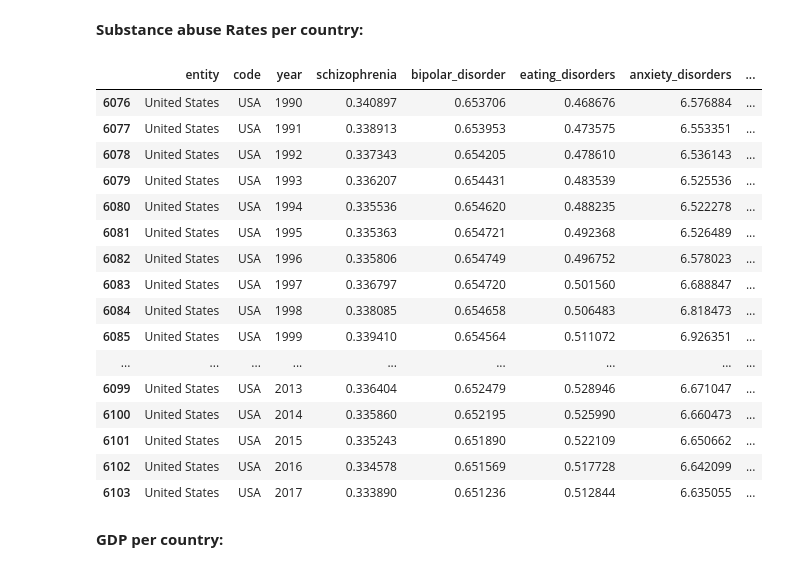
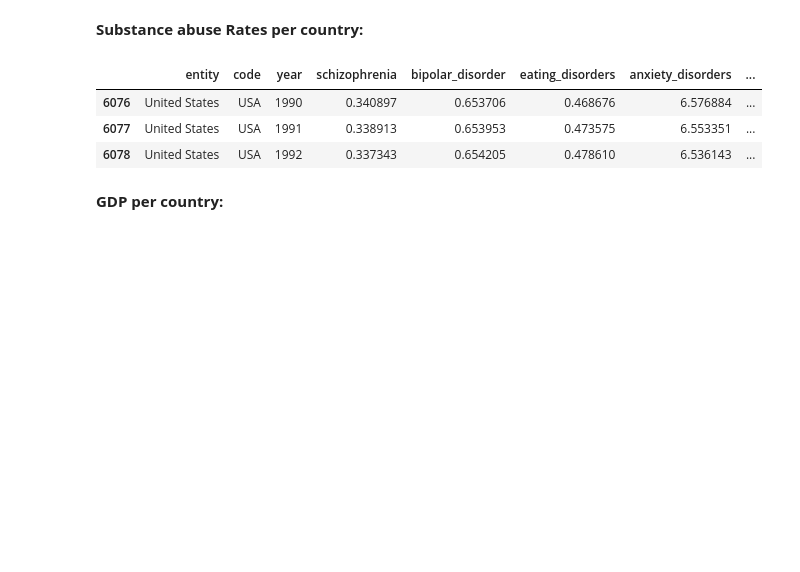
Before and after one commit to Papa-Yaga/sql-database, a Jupyter notebook: very_optimistic_data.ipynb, the cells around one changed output. Saved outputs shown, nothing was run; the diff lists cells and outputs as text; code cells hidden in the pictures; blank space fills up the shorter version.

```diff
--- a/very_optimistic_data.ipynb
+++ b/very_optimistic_data.ipynb
@@ -43,25 +34,12 @@ sub_rates = pd.read_csv(substance_rates)
 sub_rates_it = sub_rates[sub_rates["entity"]=="Italy"]
 sub_rates_us = sub_rates[sub_rates["entity"]=="United States"]
 # %%
-sub_rates_us # 1990 - 2017
+sub_rates_us.head(3) # 1990 - 2017
 # %% [output]
 |  | entity | code | year | schizophrenia | bipolar_disorder | eating_disorders | anxiety_disorders | ... |
 | 6076 | United States | USA | 1990 | 0.340897 | 0.653706 | 0.468676 | 6.576884 | ... |
 | 6077 | United States | USA | 1991 | 0.338913 | 0.653953 | 0.473575 | 6.553351 | ... |
 | 6078 | United States | USA | 1992 | 0.337343 | 0.654205 | 0.478610 | 6.536143 | ... |
-| 6079 | United States | USA | 1993 | 0.336207 | 0.654431 | 0.483539 | 6.525536 | ... |
-| 6080 | United States | USA | 1994 | 0.335536 | 0.654620 | 0.488235 | 6.522278 | ... |
-| 6081 | United States | USA | 1995 | 0.335363 | 0.654721 | 0.492368 | 6.526489 | ... |
-| 6082 | United States | USA | 1996 | 0.335806 | 0.654749 | 0.496752 | 6.578023 | ... |
-| 6083 | United States | USA | 1997 | 0.336797 | 0.654720 | 0.501560 | 6.688847 | ... |
-| 6084 | United States | USA | 1998 | 0.338085 | 0.654658 | 0.506483 | 6.818473 | ... |
-| 6085 | United States | USA | 1999 | 0.339410 | 0.654564 | 0.511072 | 6.926351 | ... |
-| ... | ... | ... | ... | ... | ... | ... | ... | ... |
-| 6099 | United States | USA | 2013 | 0.336404 | 0.652479 | 0.528946 | 6.671047 | ... |
-| 6100 | United States | USA | 2014 | 0.335860 | 0.652195 | 0.525990 | 6.660473 | ... |
-| 6101 | United States | USA | 2015 | 0.335243 | 0.651890 | 0.522109 | 6.650662 | ... |
-| 6102 | United States | USA | 2016 | 0.334578 | 0.651569 | 0.517728 | 6.642099 | ... |
-| 6103 | United States | USA | 2017 | 0.333890 | 0.651236 | 0.512844 | 6.635055 | ... |
 # %% [markdown]
 **GDP per country:**
 # %%
```
Also changed, not shown: parts of 17 cells of this notebook, 10 other files.
